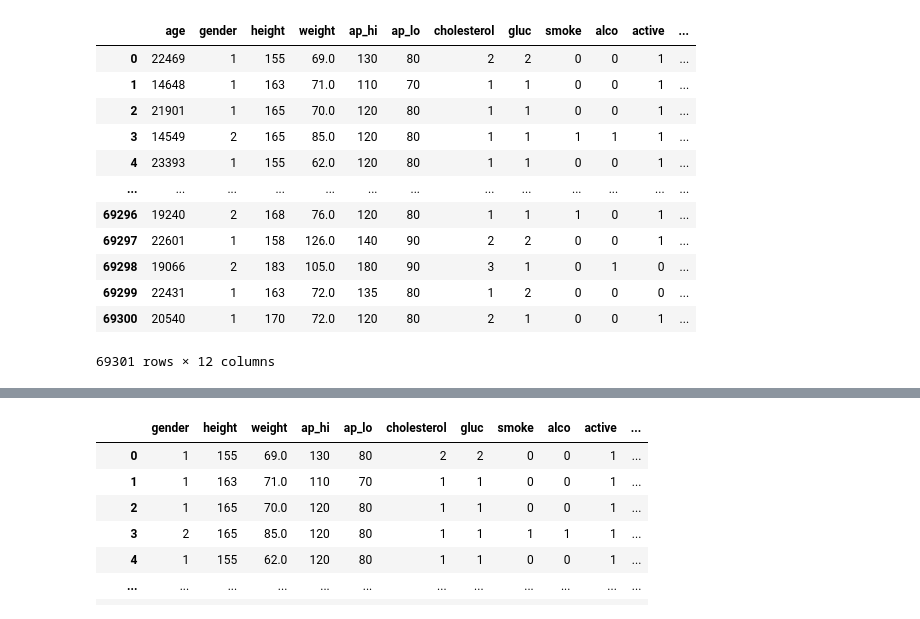
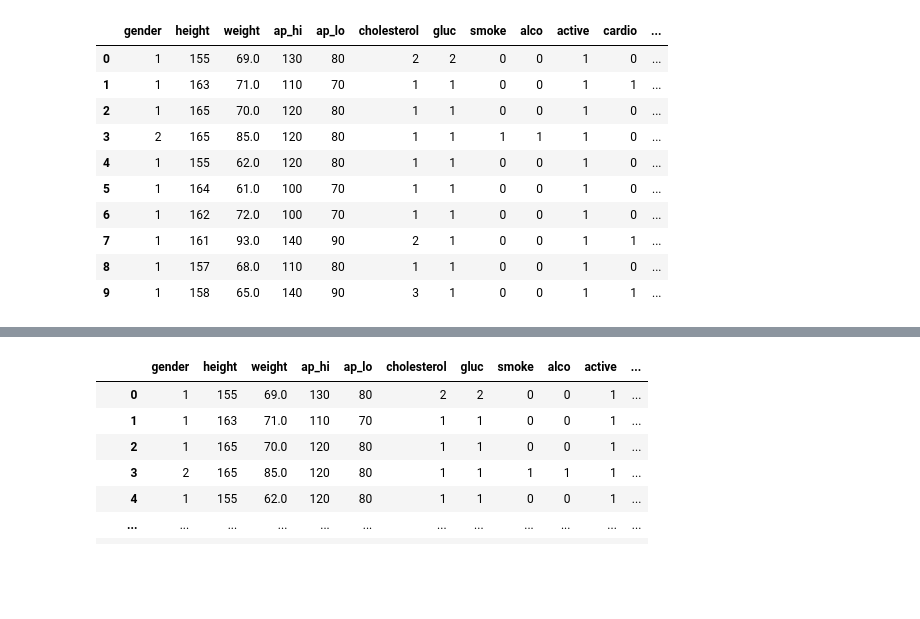
Before and after one commit to sumannelli/ineuron-challenge, a Jupyter notebook: Cardiovascular.ipynb, the cells around one changed output, grey strips where cells are left out. Saved outputs shown, nothing was run; the diff lists cells and outputs as text; code cells hidden in the pictures; blank space fills up the shorter version.

```diff
--- a/Cardiovascular.ipynb
+++ b/Cardiovascular.ipynb
@@ -1,19 +1,22 @@
 # %%
 import pandas as pd
+import seaborn as sns
+import matplotlib.pyplot as plt
 data = pd.read_csv("./CardioVascularDisease/CardioVascularDisease/cardio_train.csv",sep=";")
-data = data.drop(['id'],axis=1)
-data
+age_y=data['age']/365
+data['age_years'] = age_y.round()
+data=data.drop(['id'],axis=1)
+data=data.drop(['age'],axis=1)
+data.head(10)
 # %% [output]
-|  | age | gender | height | weight | ap_hi | ap_lo | cholesterol | gluc | smoke | alco | active | ... |
-| 0 | 22469 | 1 | 155 | 69.0 | 130 | 80 | 2 | 2 | 0 | 0 | 1 | ... |
-| 1 | 14648 | 1 | 163 | 71.0 | 110 | 70 | 1 | 1 | 0 | 0 | 1 | ... |
-| 2 | 21901 | 1 | 165 | 70.0 | 120 | 80 | 1 | 1 | 0 | 0 | 1 | ... |
-| 3 | 14549 | 2 | 165 | 85.0 | 120 | 80 | 1 | 1 | 1 | 1 | 1 | ... |
-| 4 | 23393 | 1 | 155 | 62.0 | 120 | 80 | 1 | 1 | 0 | 0 | 1 | ... |
-| ... | ... | ... | ... | ... | ... | ... | ... | ... | ... | ... | ... | ... |
-| 69296 | 19240 | 2 | 168 | 76.0 | 120 | 80 | 1 | 1 | 1 | 0 | 1 | ... |
-| 69297 | 22601 | 1 | 158 | 126.0 | 140 | 90 | 2 | 2 | 0 | 0 | 1 | ... |
-| 69298 | 19066 | 2 | 183 | 105.0 | 180 | 90 | 3 | 1 | 0 | 1 | 0 | ... |
-| 69299 | 22431 | 1 | 163 | 72.0 | 135 | 80 | 1 | 2 | 0 | 0 | 0 | ... |
-| 69300 | 20540 | 1 | 170 | 72.0 | 120 | 80 | 2 | 1 | 0 | 0 | 1 | ... |
+|  | gender | height | weight | ap_hi | ap_lo | cholesterol | gluc | smoke | alco | active | cardio | ... |
+| 0 | 1 | 155 | 69.0 | 130 | 80 | 2 | 2 | 0 | 0 | 1 | 0 | ... |
+| 1 | 1 | 163 | 71.0 | 110 | 70 | 1 | 1 | 0 | 0 | 1 | 1 | ... |
+| 2 | 1 | 165 | 70.0 | 120 | 80 | 1 | 1 | 0 | 0 | 1 | 0 | ... |
+| 3 | 2 | 165 | 85.0 | 120 | 80 | 1 | 1 | 1 | 1 | 1 | 0 | ... |
+| 4 | 1 | 155 | 62.0 | 120 | 80 | 1 | 1 | 0 | 0 | 1 | 0 | ... |
+| 5 | 1 | 164 | 61.0 | 100 | 70 | 1 | 1 | 0 | 0 | 1 | 0 | ... |
+| 6 | 1 | 162 | 72.0 | 100 | 70 | 1 | 1 | 0 | 0 | 1 | 0 | ... |
+| 7 | 1 | 161 | 93.0 | 140 | 90 | 2 | 1 | 0 | 0 | 1 | 1 | ... |
+| 8 | 1 | 157 | 68.0 | 110 | 80 | 1 | 1 | 0 | 0 | 1 | 0 | ... |
+| 9 | 1 | 158 | 65.0 | 140 | 90 | 3 | 1 | 0 | 0 | 1 | 1 | ... |
-69301 rows × 12 columns
```
Also changed, not shown: parts of 36 cells of this notebook.
